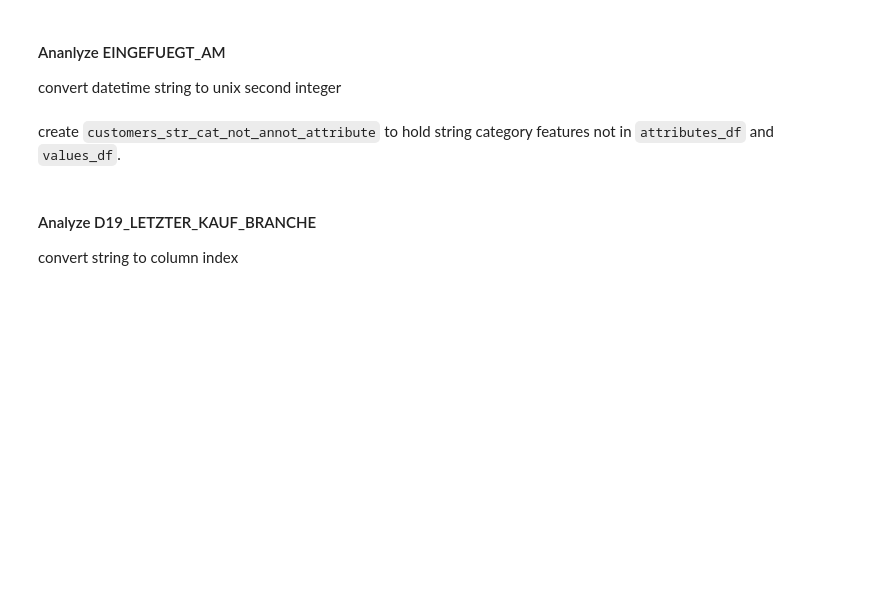
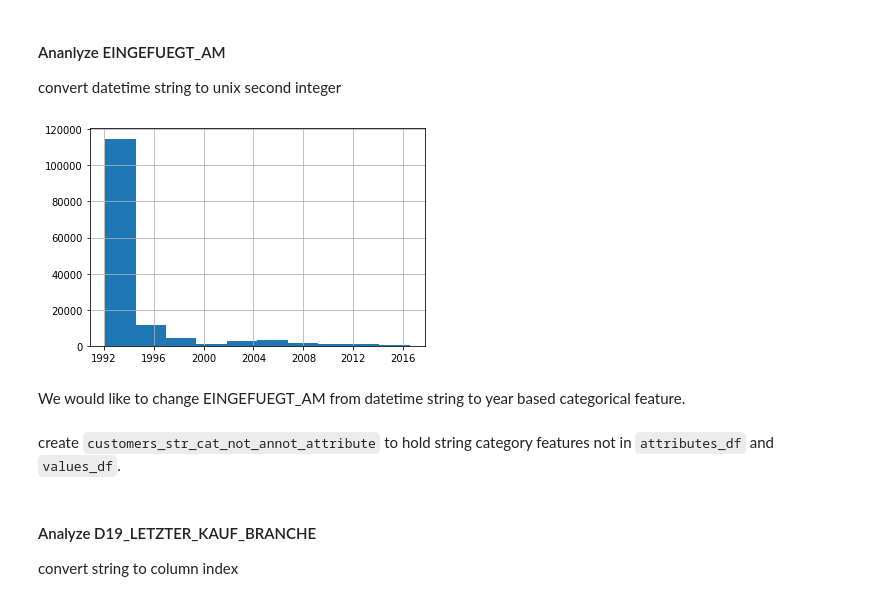
Before and after one commit to dragon7-fc/DSND-Capstone, a Jupyter notebook: Arvato Project Workbook.ipynb, the cells around one changed output. Cells and saved outputs as stored; diff of their text form; code cells hidden in the pictures; blank space fills up the shorter version.

```diff
--- a/Arvato Project Workbook.ipynb
+++ b/Arvato Project Workbook.ipynb
@@ -528,3 +551,10 @@ if not np.issubdtype(_.dtype, np.number):
+# %%
+pd.to_datetime(customers_df['EINGEFUEGT_AM']).hist()
+plt.show()
+# %% [output]
+[figure, added]
+# %% [markdown]
+We would like to change EINGEFUEGT_AM from datetime string to year based categorical feature.
 # %% [markdown]
 create `customers_str_cat_not_annot_attribute` to hold string category features  not in `attributes_df` and `values_df`.
 # %%
```
Also changed, not shown: parts of 134 cells of this notebook.
